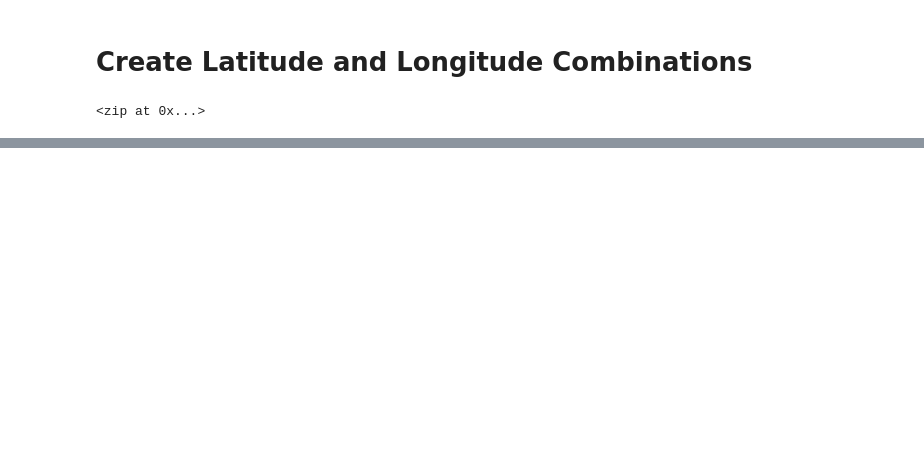
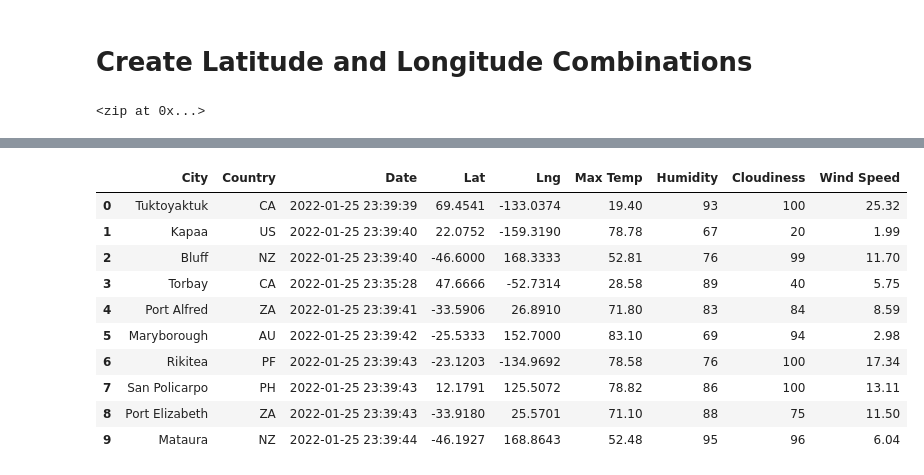
Before and after one commit to t-nicole13/World_Weather_Analysis, a Jupyter notebook: WeatherPy.ipynb, the cells around one changed output, grey strips where cells are left out. Drawn from its saved outputs; the diff is of its cells as text; code cells hidden in the pictures; blank space fills up the shorter version.

```diff
--- a/WeatherPy.ipynb
+++ b/WeatherPy.ipynb
@@ -37,0 +158,17 @@ len(cities)
+# %%
+new_column_order = ["City", "Country", "Date", "Lat", "Lng", "Max Temp", "Humidity", "Cloudiness", "Wind Speed"]
+city_data_df = city_data_df[new_column_order]
+
+city_data_df.head(10)
+# %% [output]
+|  | City | Country | Date | Lat | Lng | Max Temp | Humidity | Cloudiness | Wind Speed |
+| 0 | Tuktoyaktuk | CA | 2022-01-25 23:39:39 | 69.4541 | -133.0374 | 19.40 | 93 | 100 | 25.32 |
+| 1 | Kapaa | US | 2022-01-25 23:39:40 | 22.0752 | -159.3190 | 78.78 | 67 | 20 | 1.99 |
+| 2 | Bluff | NZ | 2022-01-25 23:39:40 | -46.6000 | 168.3333 | 52.81 | 76 | 99 | 11.70 |
+| 3 | Torbay | CA | 2022-01-25 23:35:28 | 47.6666 | -52.7314 | 28.58 | 89 | 40 | 5.75 |
+| 4 | Port Alfred | ZA | 2022-01-25 23:39:41 | -33.5906 | 26.8910 | 71.80 | 83 | 84 | 8.59 |
+| 5 | Maryborough | AU | 2022-01-25 23:39:42 | -25.5333 | 152.7000 | 83.10 | 69 | 94 | 2.98 |
+| 6 | Rikitea | PF | 2022-01-25 23:39:43 | -23.1203 | -134.9692 | 78.58 | 76 | 100 | 17.34 |
+| 7 | San Policarpo | PH | 2022-01-25 23:39:43 | 12.1791 | 125.5072 | 78.82 | 86 | 100 | 13.11 |
+| 8 | Port Elizabeth | ZA | 2022-01-25 23:39:43 | -33.9180 | 25.5701 | 71.10 | 88 | 75 | 11.50 |
+| 9 | Mataura | NZ | 2022-01-25 23:39:44 | -46.1927 | 168.8643 | 52.48 | 95 | 96 | 6.04 |
```
Also changed, not shown: parts of 12 cells of this notebook.
